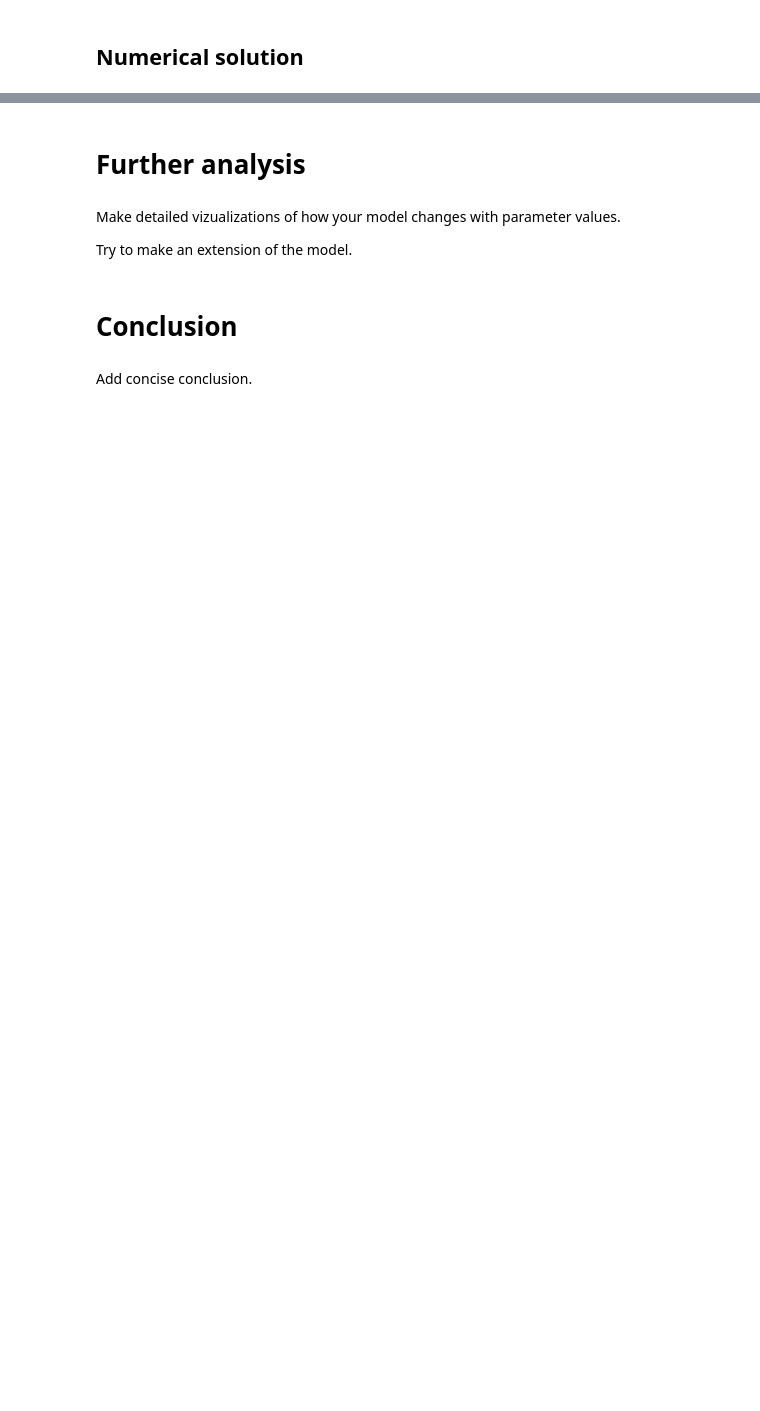
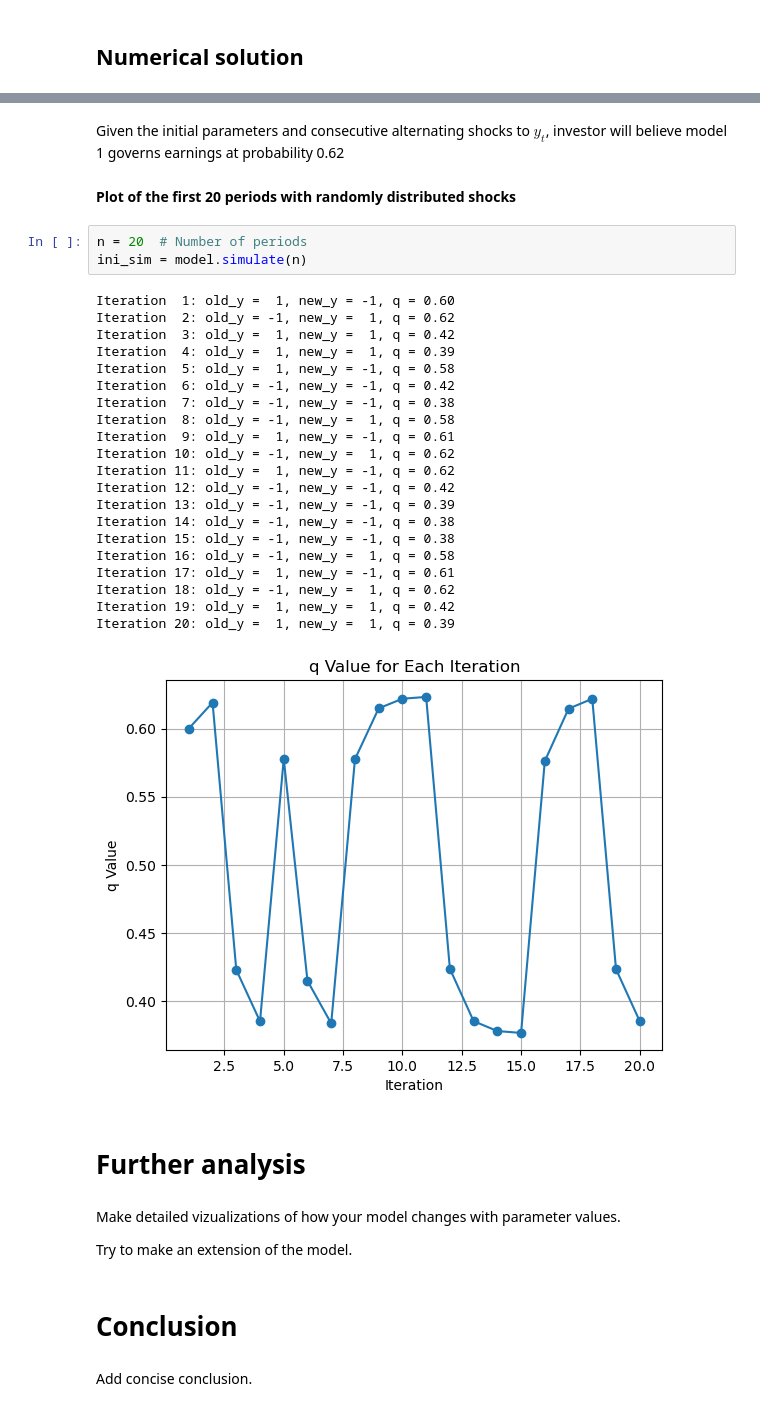
Before and after one commit to NumEconCopenhagen/projects-2024-kt, a Jupyter notebook: modelproject/modelproject.ipynb, the cells around one changed output, grey strips where cells are left out. Saved outputs shown, nothing was run; the diff lists cells and outputs as text; blank space fills up the shorter version.

```diff
--- a/modelproject/modelproject.ipynb
+++ b/modelproject/modelproject.ipynb
@@ -105,3 +145,32 @@ Are there any problems with convergence? Does the model converge for all startin
+# %% [markdown]
+Given the initial parameters and consecutive alternating shocks to $y_t$, investor will believe model 1 governs earnings at probability 0.62
+# %% [markdown]
+**Plot of the first 20 periods with randomly distributed shocks**
+# %%
+n = 20  # Number of periods
+ini_sim = model.simulate(n)
+# %% [output]
+Iteration  1: old_y =  1, new_y = -1, q = 0.60
+Iteration  2: old_y = -1, new_y =  1, q = 0.62
+Iteration  3: old_y =  1, new_y =  1, q = 0.42
+Iteration  4: old_y =  1, new_y =  1, q = 0.39
+Iteration  5: old_y =  1, new_y = -1, q = 0.58
+Iteration  6: old_y = -1, new_y = -1, q = 0.42
+Iteration  7: old_y = -1, new_y = -1, q = 0.38
+Iteration  8: old_y = -1, new_y =  1, q = 0.58
+Iteration  9: old_y =  1, new_y = -1, q = 0.61
+Iteration 10: old_y = -1, new_y =  1, q = 0.62
+Iteration 11: old_y =  1, new_y = -1, q = 0.62
+Iteration 12: old_y = -1, new_y = -1, q = 0.42
+Iteration 13: old_y = -1, new_y = -1, q = 0.39
+Iteration 14: old_y = -1, new_y = -1, q = 0.38
+Iteration 15: old_y = -1, new_y = -1, q = 0.38
+Iteration 16: old_y = -1, new_y =  1, q = 0.58
+Iteration 17: old_y =  1, new_y = -1, q = 0.61
+Iteration 18: old_y = -1, new_y =  1, q = 0.62
+Iteration 19: old_y =  1, new_y =  1, q = 0.42
+Iteration 20: old_y =  1, new_y =  1, q = 0.39
+[figure, added]
 # %% [markdown]
 # Further analysis
 # %% [markdown]
```
Also changed, not shown: parts of 16 cells of this notebook, 1 other file.
